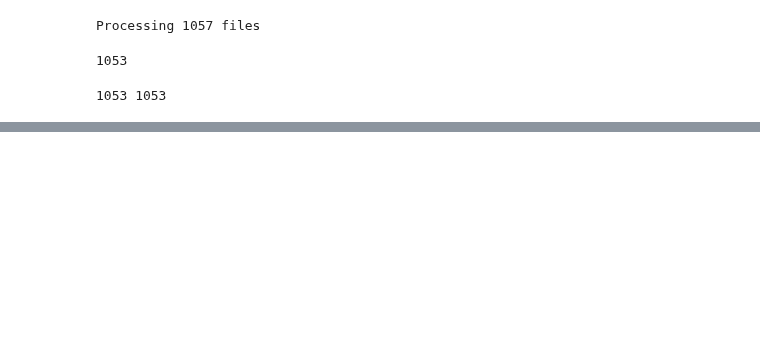
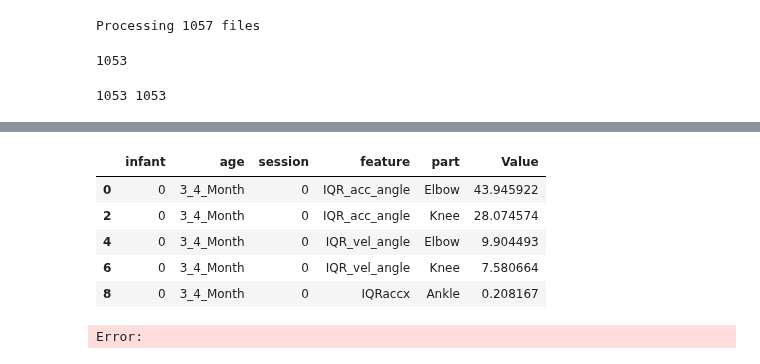
Before and after one commit to quietscientist/gma_score_prediction_from_video, a Jupyter notebook: 1_ProcessDetections.ipynb, the cells around one changed output, grey strips where cells are left out. Saved outputs shown, nothing was run; the diff lists cells and outputs as text; code cells hidden in the pictures; blank space fills up the shorter version.

```diff
--- a/1_ProcessDetections.ipynb
+++ b/1_ProcessDetections.ipynb
@@ -799,7 +787,9 @@ if SAVE:
 # Body parts and sides for features avearaged across whole video
 features = pd.read_csv('pose_estimates/gma_score_prediction_pose_estimates/features.csv')
 
-body_parts = ["Knee", "Elbow", "Wrist", "Ankle"]
+body_parts = ["Knee", "Elbow", "Wrist", "Ankle","Hip","Shoulder"]
+final_feature_bp = ['Knee','Elbow','Wrist','Ankle']
+
 sides = ["L", "R"]
 
 # Function to split the feature string into "feature", "part", and "side"
@@ -808,40 +798,78 @@ def split_feature(feature):
     parts = feature.split('_')
     feature_name = "_".join(parts[:-1])  # Default to everything before the last part
     part = parts[-1] if len(parts) > 1 else ""  # Default to the last part
-
     side = ""
 
     # Check if the last part has a side
     for body_part in body_parts:
         if body_part in part:  # Find body part
             idx = part.index(body_part)
             if idx > 0 and part[idx-1] in sides:  # Check for side prefix
                 side = part[idx-1]
-                part = part[idx:]  # Remove the side from the part
+                part = part[idx:]  # Remove the side from the part            print(parts, idx)
             break  # Exit loop after finding the body part
 
-    # Adjust feature name to remove body part and side, if found
+    # # Adjust feature name to remove body part and side, if found
     if part in feature_name:
         feature_name = feature_name.replace(part, "").strip("_")
-    if side in feature_name:
-        feature_name = feature_name.replace(side, "").strip("_")
-
+    if side + part in feature_name:  # Only remove the complete side+part combination
+        feature_name = feature_name.replace(side + part, "").strip("_")
+    # print(feature_name)
     return pd.Series([feature_name, part, side])
 
 # Include data for the following, and restructure dataframe
 # Customize for your specific dataset
 
 id_vars = ['infant', 'age','session','video']
 melted = pd.melt(features, id_vars=id_vars, var_name="feature", value_name="Value")
 
 # Apply the function to the 'feature' column in your melted DataFrame
 melted[['feature', 'part', 'side']] = melted['feature'].apply(split_feature)
 melted = melted.dropna()
 
 mean = melted.groupby(['infant', 'age', 'session', 'video', 'feature', 'part'])['Value'].mean().reset_index().drop(columns=['video'])
 #Drop all rows with part not in body_parts (case insensitive)
-mean = mean[mean['part'].isin(body_parts)]
+mean = mean[mean['part'].isin(final_feature_bp)]
 mean.to_csv(f'{pose_estimate_path}/features_mean_by_side.csv', header=True, index=False)
 
 
 mean.head()
+# %% [output]
+|  | infant | age | session | feature | part | Value |
+| 0 | 0 | 3_4_Month | 0 | IQR_acc_angle | Elbow | 43.945922 |
+| 2 | 0 | 3_4_Month | 0 | IQR_acc_angle | Knee | 28.074574 |
+| 4 | 0 | 3_4_Month | 0 | IQR_vel_angle | Elbow | 9.904493 |
+| 6 | 0 | 3_4_Month | 0 | IQR_vel_angle | Knee | 7.580664 |
+| 8 | 0 | 3_4_Month | 0 | IQRaccx | Ankle | 0.208167 |
+# %%
+# Body parts and sides for features averaged across windows
+
+feature_files = os.listdir(f'{pose_estimate_path}/window_features')
+os.makedirs(f'{pose_estimate_path}/features_window_mean_by_side', exist_ok=True)
+
+
+features_windows_mean_by_side = pd.DataFrame()
+id_vars = ['video','frame']
+
+def process_feature_file(file):
+    # Read each feature file
+    features_current = pd.read_csv(f'{pose_estimate_path}/window_features/{file}')
+
+    # Melt the current features dataframe
+    melted = pd.melt(features_current, id_vars=id_vars, var_name="feature", value_name="Value")
+
+    # Split feature column into components
+    melted[['feature', 'part', 'side']] = melted['feature'].apply(split_feature)
+    melted = melted.dropna()
+
+    # Calculate means for current file
+    mean = melted.groupby(['video', 'frame','feature', 'part'])['Value'].mean().reset_index()
+    mean = mean[mean['part'].isin(final_feature_bp)]
+
+    # write to csv
+    mean.to_csv(f'{pose_estimate_path}/features_window_mean_by_side/{file}', header=True, index=False)
+
+with Pool(processes=10) as pool:
+    pool.map(process_feature_file, feature_files)
+# %% [output]
+Error:
```
Also changed, not shown: parts of 7 cells of this notebook.
